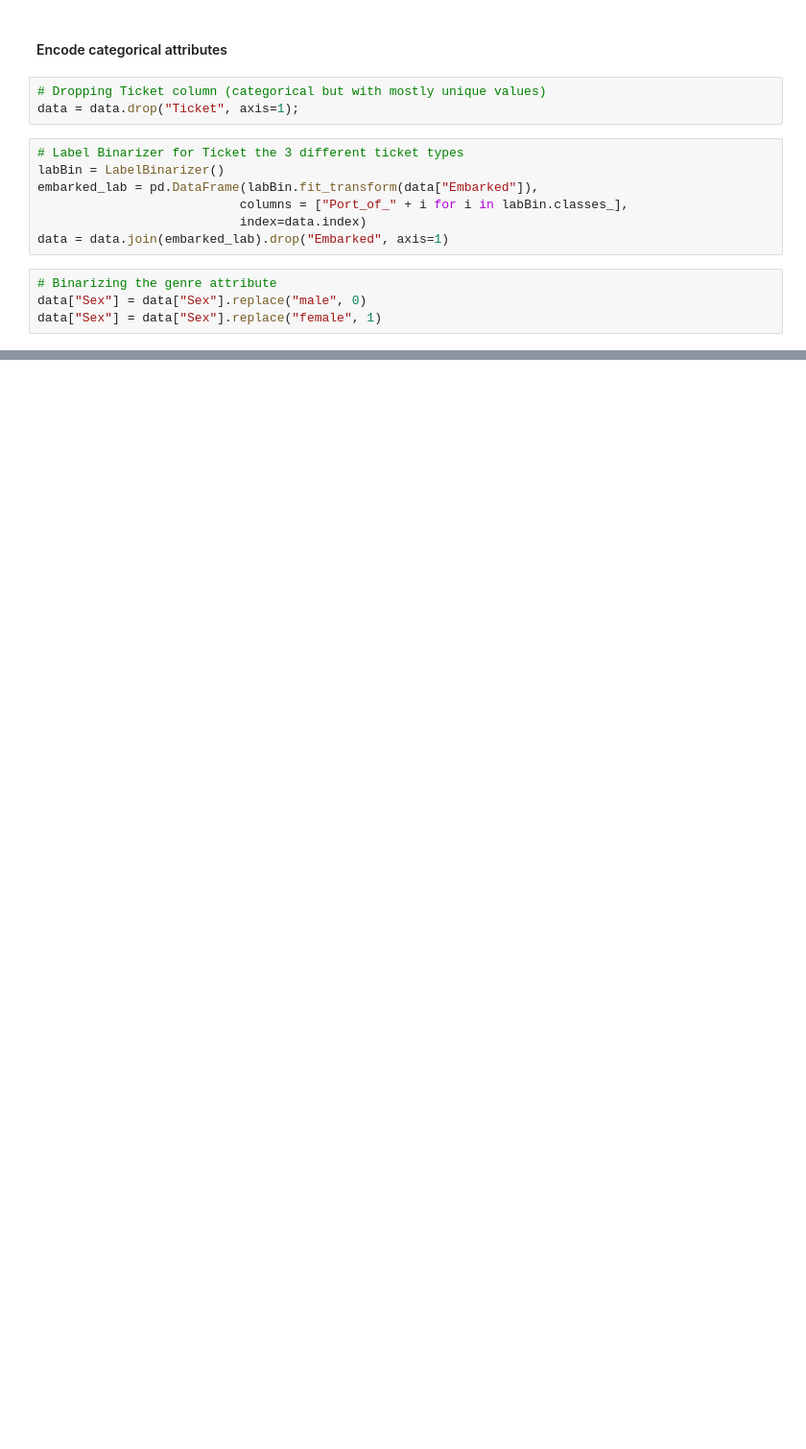
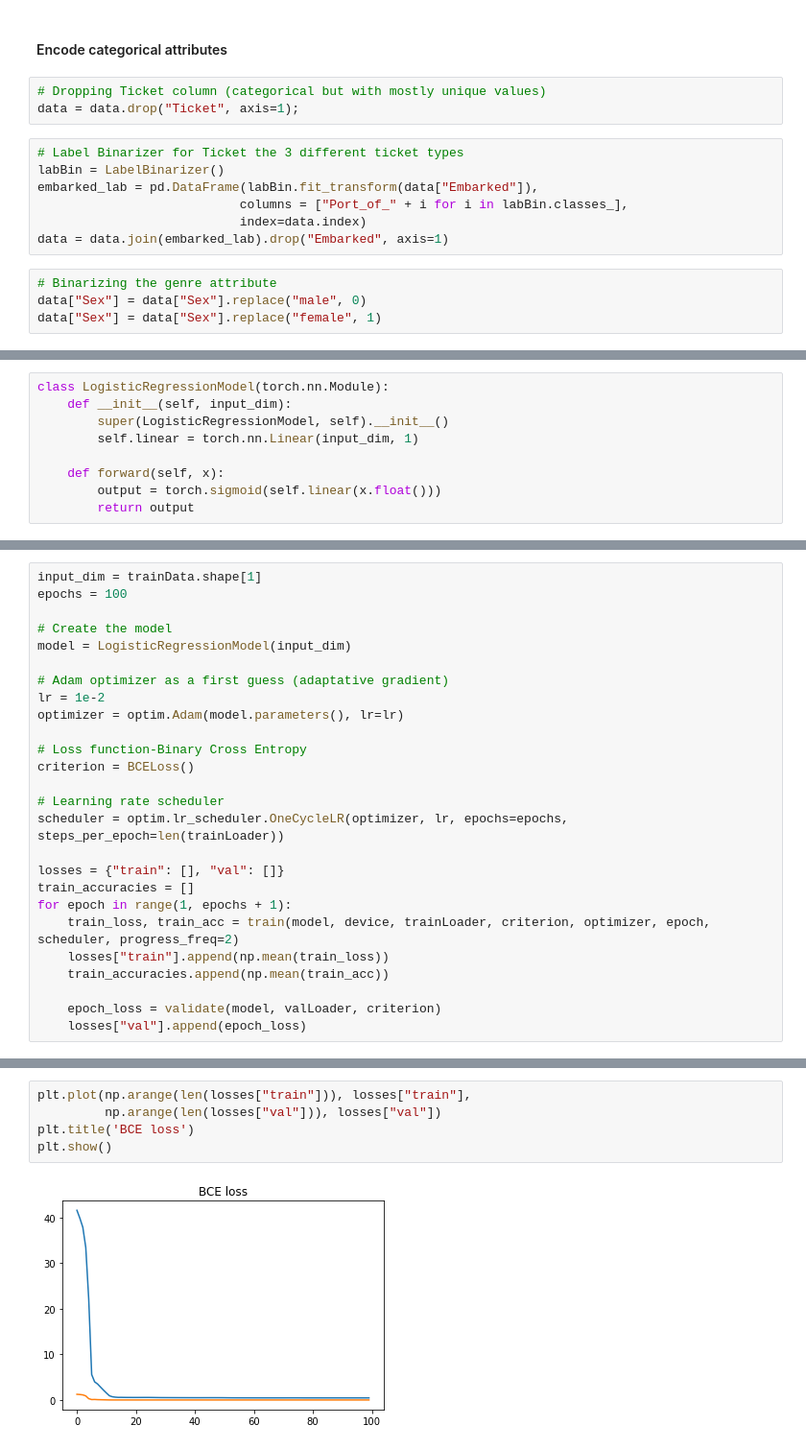
Before and after one commit to JordiMoralesCasas/Titanic-ML---Kaggle, a Jupyter notebook: TitanicModels.ipynb, the cells around one changed output, grey strips where cells are left out. Shown at 96% size. Cells and saved outputs as stored; diff of their text form; blank space fills up the shorter version.

Commit message:
Train/Validation. First model (>80% val accuracy)

```diff
--- a/TitanicModels.ipynb
+++ b/TitanicModels.ipynb
@@ -137,0 +180,9 @@ memory usage: 31.1 KB
+# %%
+class LogisticRegressionModel(torch.nn.Module):
+    def __init__(self, input_dim):
+        super(LogisticRegressionModel, self).__init__()
+        self.linear = torch.nn.Linear(input_dim, 1)
+
+    def forward(self, x):
+        output = torch.sigmoid(self.linear(x.float()))
+        return output
@@ -137,0 +251,26 @@ memory usage: 31.1 KB
+# %%
+input_dim = trainData.shape[1]
+epochs = 100
+
+# Create the model
+model = LogisticRegressionModel(input_dim)
+
+# Adam optimizer as a first guess (adaptative gradient)
+lr = 1e-2
+optimizer = optim.Adam(model.parameters(), lr=lr)
+
+# Loss function-Binary Cross Entropy
+criterion = BCELoss()
+
+# Learning rate scheduler
+scheduler = optim.lr_scheduler.OneCycleLR(optimizer, lr, epochs=epochs, steps_per_epoch=len(trainLoader))
+
+losses = {"train": [], "val": []}
+train_accuracies = []
+for epoch in range(1, epochs + 1):
+    train_loss, train_acc = train(model, device, trainLoader, criterion, optimizer, epoch, scheduler, progress_freq=2)
+    losses["train"].append(np.mean(train_loss))
+    train_accuracies.append(np.mean(train_acc))
+
+    epoch_loss = validate(model, valLoader, criterion)
+    losses["val"].append(epoch_loss)
@@ -137,0 +295,7 @@ memory usage: 31.1 KB
+# %%
+plt.plot(np.arange(len(losses["train"])), losses["train"],
+         np.arange(len(losses["val"])), losses["val"])
+plt.title('BCE loss')
+plt.show()
+# %% [output]
+[figure, added]
```
Also changed, not shown: parts of 17 cells of this notebook.
